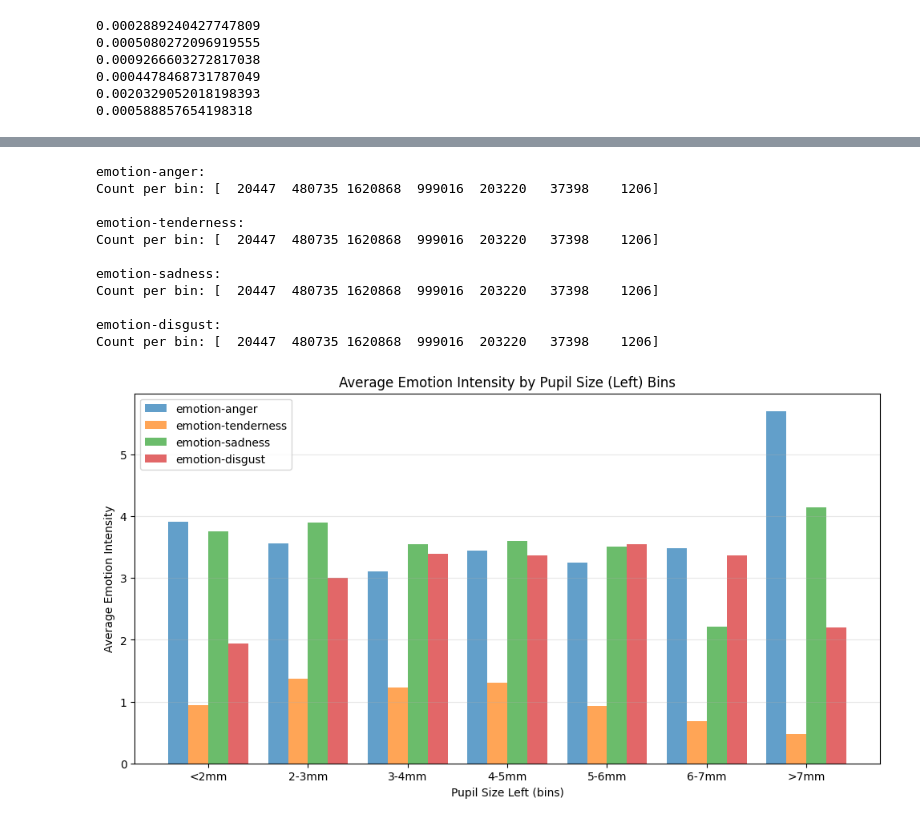
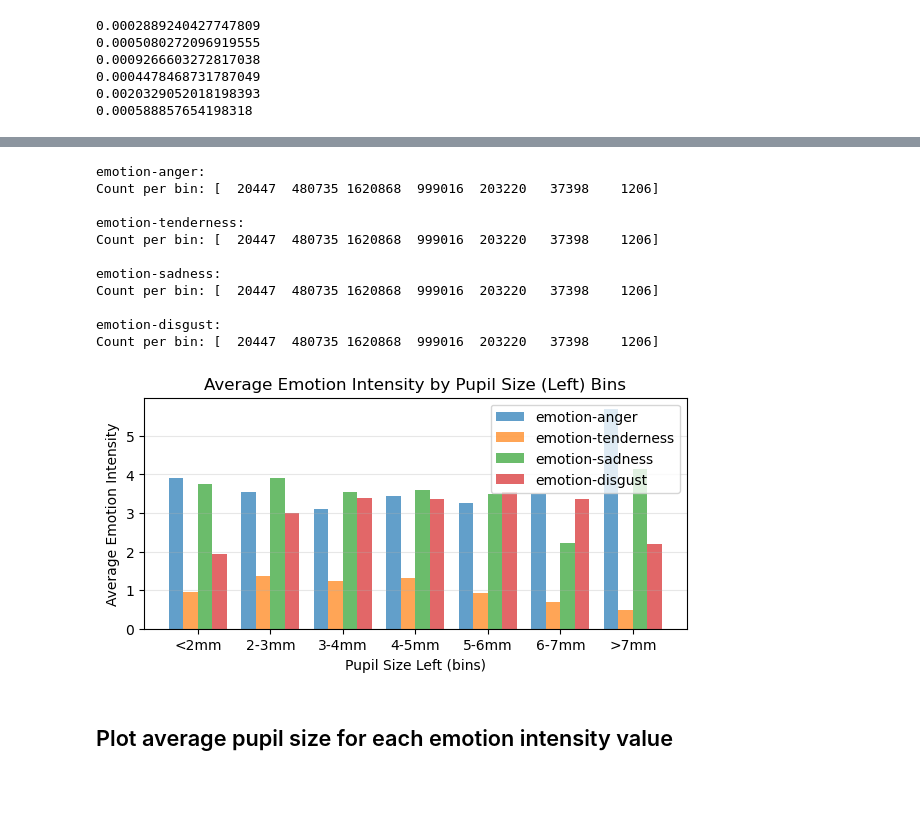
Before and after one commit to Space0code/GFM-for-eyetracker, a Jupyter notebook: src/data/EDA_eSEEd_v2.ipynb, the cells around one changed output, grey strips where cells are left out. Cells and saved outputs as stored; diff of their text form; code cells hidden in the pictures; blank space fills up the shorter version.

```diff
--- a/src/data/EDA_eSEEd_v2.ipynb
+++ b/src/data/EDA_eSEEd_v2.ipynb
@@ -63,7 +70,7 @@ print(emotion_cols)
 signals = ["x-avg", "y-avg", "pupil-size-right-avg", "pupil-size-left-avg"]
 for signal in signals:
     for tresh in [5]:
-        plt.figure(figsize=(10, 5))
+        plt.figure(figsize=(5, 2))
         for emotion in emotion_cols:
             data = df.loc[df[emotion] > tresh, signal]
             min_val = data.min()
@@ -77,7 +84,7 @@ for signal in signals:
         plt.title(f"Distribution of {signal}\nMin: {min_val:.2f}, Max: {max_val:.2f}")
         plt.xlabel(signal)
         plt.ylabel("Frequency")
-        plt.legend()
+        plt.legend(loc='lower right')
         plt.show()
 # %% [output]
 ['emotion-anger', 'emotion-tenderness', 'emotion-sadness', 'emotion-disgust']
@@ -112,7 +124,7 @@ pupil_labels = ['<2mm', '2-3mm', '3-4mm', '4-5mm', '5-6mm', '6-7mm', '>7mm']
 
 emotion_cols = [col for col in df.columns if "emotion" in col]
 
-plt.figure(figsize=(12, 6))
+plt.figure(figsize=(7, 3))
 
 bar_width = 0.8 / len(emotion_cols)  # Width of each emotion's bars
 x_positions = np.arange(len(pupil_labels))
@@ -130,34 +142,36 @@ for idx, emotion in enumerate(emotion_cols):
 
     print(f"\n{emotion}:")
     # print(f"Average per bin: {avg_emotion_per_bin.values}")
     print(f"Count per bin: {count_per_bin.values}")
 
     # Shift bin centers for each emotion
     shifted_positions = x_positions + (idx - len(emotion_cols)/2 + 0.5) * bar_width
 
     # Plot bars
     plt.bar(shifted_positions, avg_emotion_per_bin.values, width=bar_width, alpha=0.7, label=emotion)
 
 plt.xticks(x_positions, pupil_labels)
 plt.xlabel('Pupil Size Left (bins)')
 plt.ylabel('Average Emotion Intensity')
 plt.title('Average Emotion Intensity by Pupil Size (Left) Bins')
 plt.legend()
 plt.grid(axis='y', alpha=0.3)
 plt.show()
 # %% [output]
 emotion-anger:
 Count per bin: [  20447  480735 1620868  999016  203220   37398    1206]
 
 emotion-tenderness:
 Count per bin: [  20447  480735 1620868  999016  203220   37398    1206]
 
 emotion-sadness:
 Count per bin: [  20447  480735 1620868  999016  203220   37398    1206]
 
 emotion-disgust:
 Count per bin: [  20447  480735 1620868  999016  203220   37398    1206]
-[figure, old version]
+[figure, new version]
+# %% [markdown]
+## Plot average pupil size for each emotion intensity value
 # %%
 # plot average pupil size for each emotion intensity value
 # emotion values are discrete 0-10, plot average pupil size for each emotion value
```
Also changed, not shown: parts of 16 cells of this notebook.
